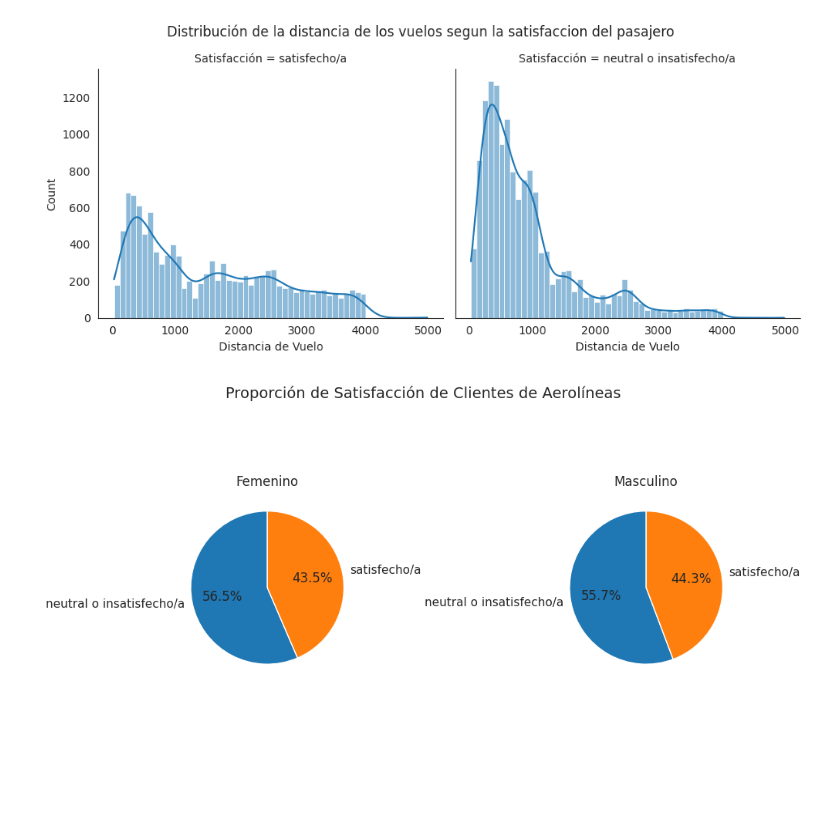
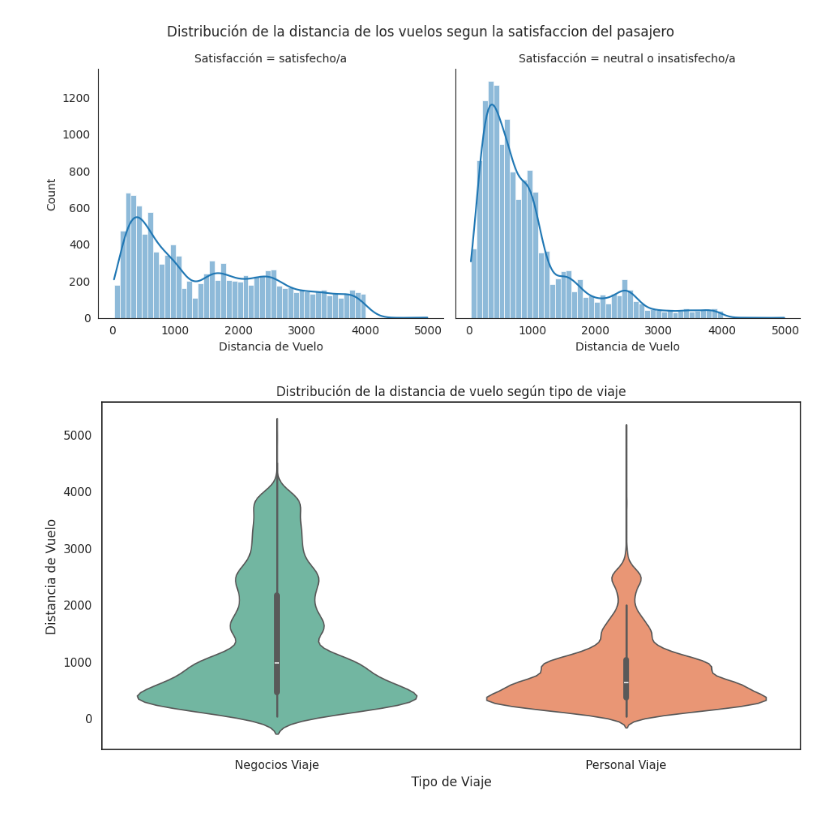
Before and after one commit to soledad-villarrubia/Data_Sciense_1, a Jupyter notebook: Proyecto_Final_CODERHOUSE.ipynb, the cells around one changed output. Drawn from its saved outputs; the diff is of its cells as text; code cells hidden in the pictures; blank space fills up the shorter version.

```diff
--- a/Proyecto_Final_CODERHOUSE.ipynb
+++ b/Proyecto_Final_CODERHOUSE.ipynb
@@ -219,31 +248,12 @@ plt.suptitle('Distribución de la distancia de los vuelos segun la satisfaccion
 plt.show()
 # %% [output]
 [figure]
-# %%
-# Agrupamos por Género y Satisfacción
-genero_satisfaccion = df.groupby(["Género", "Satisfacción"]).size().unstack()
-
-# Creamos los gráficos de pastel lado a lado
-fig, axes = plt.subplots(1, 2, figsize=(10,5))
-
-colores = ["#1f77b4", "#ff7f0e"]  # azul y naranja
-
-# Pie chart para Femenino
-genero_satisfaccion.loc["Femenino"].plot(
-    kind="pie", autopct="%.1f%%", ax=axes[0], colors=colores, startangle=90
-)
-axes[0].set_ylabel("")
-axes[0].set_title("Femenino")
-
-# Pie chart para Masculino
-genero_satisfaccion.loc["Masculino"].plot(
-    kind="pie", autopct="%.1f%%", ax=axes[1], colors=colores, startangle=90
-)
-axes[1].set_ylabel("")
-axes[1].set_title("Masculino")
-
-plt.suptitle("Proporción de Satisfacción de Clientes de Aerolíneas", fontsize=14)
-plt.tight_layout()
-plt.show()
-# %% [output]
-[figure, removed]
+# %%
+
+sns.violinplot(data=df, x='Tipo de Viaje', y='Distancia de Vuelo', palette='Set2')
+plt.title('Distribución de la distancia de vuelo según tipo de viaje')
+plt.xlabel('Tipo de Viaje')
+plt.ylabel('Distancia de Vuelo')
+plt.show()
+# %% [output]
+[figure, added]
```
Also changed, not shown: parts of 3 cells of this notebook.
